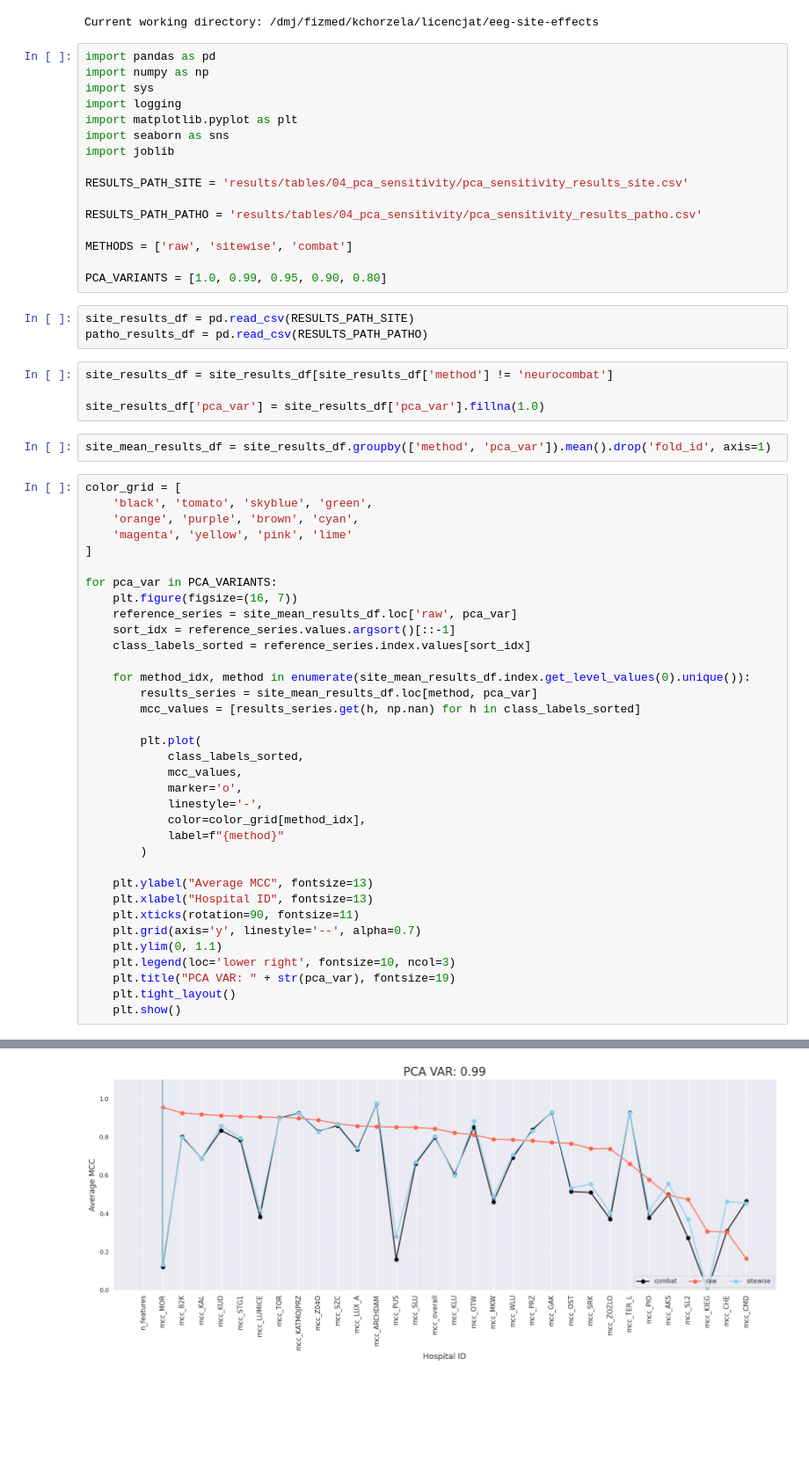
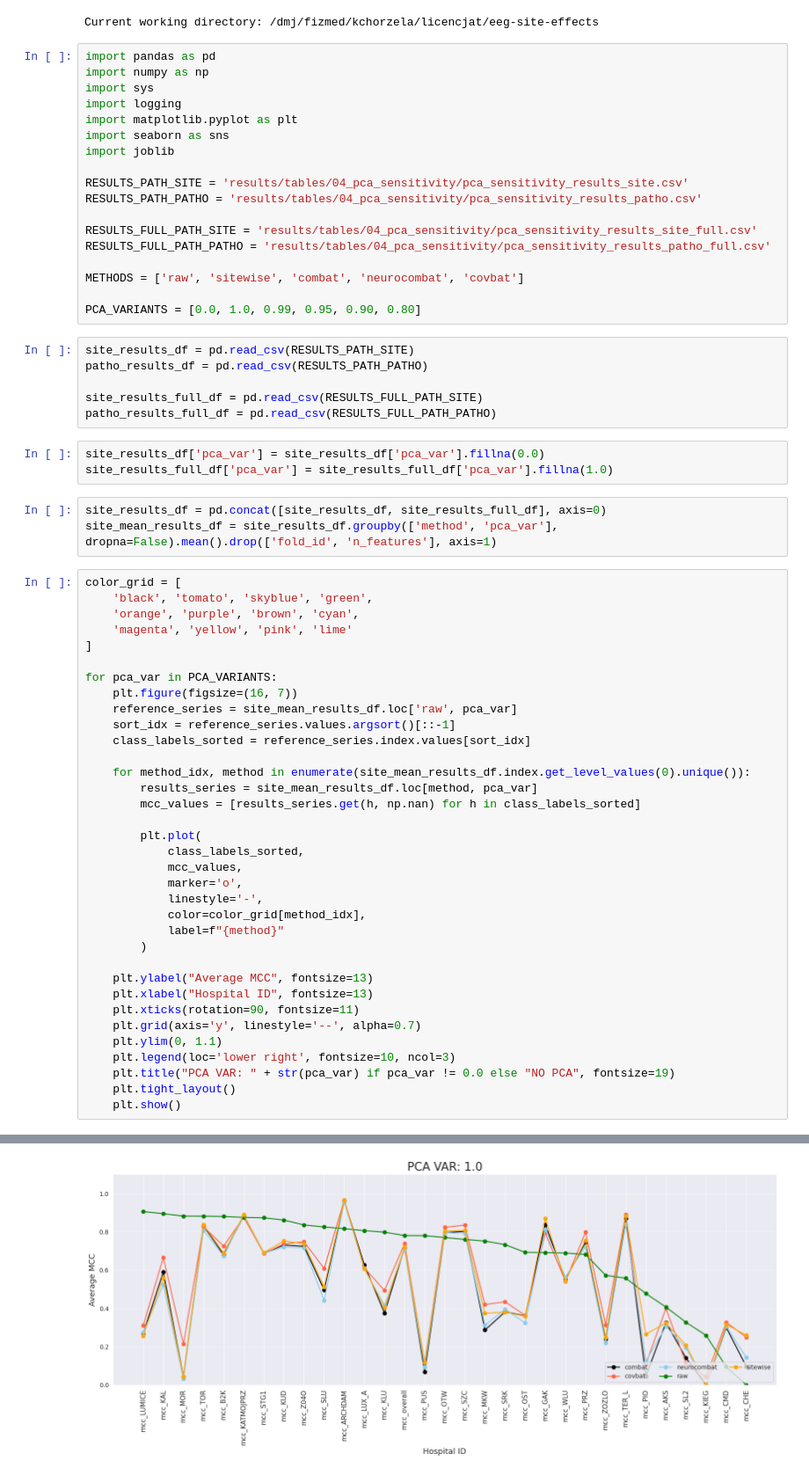
Before and after one commit to chox7/eeg-site-effects, a Jupyter notebook: notebooks/04_pca_sensitivity/exp_01_site_classification.ipynb, the cells around one changed output, grey strips where cells are left out. Shown at 88% size. Saved outputs shown, nothing was run; the diff lists cells and outputs as text; blank space fills up the shorter version.

Commit message:
Finished analysis for pca_sensitivity and started experiment_filters analysis

```diff
--- a/notebooks/04_pca_sensitivity/exp_01_site_classification.ipynb
+++ b/notebooks/04_pca_sensitivity/exp_01_site_classification.ipynb
@@ -15,21 +15,26 @@ import seaborn as sns
 import joblib
 
 RESULTS_PATH_SITE = 'results/tables/04_pca_sensitivity/pca_sensitivity_results_site.csv'
-
 RESULTS_PATH_PATHO = 'results/tables/04_pca_sensitivity/pca_sensitivity_results_patho.csv'
 
-METHODS = ['raw', 'sitewise', 'combat']
+RESULTS_FULL_PATH_SITE = 'results/tables/04_pca_sensitivity/pca_sensitivity_results_site_full.csv'
+RESULTS_FULL_PATH_PATHO = 'results/tables/04_pca_sensitivity/pca_sensitivity_results_patho_full.csv'
 
-PCA_VARIANTS = [1.0, 0.99, 0.95, 0.90, 0.80]
+METHODS = ['raw', 'sitewise', 'combat', 'neurocombat', 'covbat']
+
+PCA_VARIANTS = [0.0, 1.0, 0.99, 0.95, 0.90, 0.80]
 # %%
 site_results_df = pd.read_csv(RESULTS_PATH_SITE)
 patho_results_df = pd.read_csv(RESULTS_PATH_PATHO)
+
+site_results_full_df = pd.read_csv(RESULTS_FULL_PATH_SITE)
+patho_results_full_df = pd.read_csv(RESULTS_FULL_PATH_PATHO)
 # %%
-site_results_df = site_results_df[site_results_df['method'] != 'neurocombat']
-
-site_results_df['pca_var'] = site_results_df['pca_var'].fillna(1.0)
+site_results_df['pca_var'] = site_results_df['pca_var'].fillna(0.0)
+site_results_full_df['pca_var'] = site_results_full_df['pca_var'].fillna(1.0)
 # %%
-site_mean_results_df = site_results_df.groupby(['method', 'pca_var']).mean().drop('fold_id', axis=1)
+site_results_df = pd.concat([site_results_df, site_results_full_df], axis=0)
+site_mean_results_df = site_results_df.groupby(['method', 'pca_var'], dropna=False).mean().drop(['fold_id', 'n_features'], axis=1)
 # %%
 color_grid = [
     'black', 'tomato', 'skyblue', 'green',
@@ -62,7 +67,7 @@ for pca_var in PCA_VARIANTS:
     plt.grid(axis='y', linestyle='--', alpha=0.7)
     plt.ylim(0, 1.1)
     plt.legend(loc='lower right', fontsize=10, ncol=3)
-    plt.title("PCA VAR: " + str(pca_var), fontsize=19)
+    plt.title("PCA VAR: " + str(pca_var) if pca_var != 0.0 else "NO PCA", fontsize=19)
     plt.tight_layout()
     plt.show()
 # %% [output]
@@ -70 +75 @@ for pca_var in PCA_VARIANTS:
-[figure, old version]
+[figure, new version]
```
Also changed, not shown: parts of 2 cells of this notebook, 4 other files.
